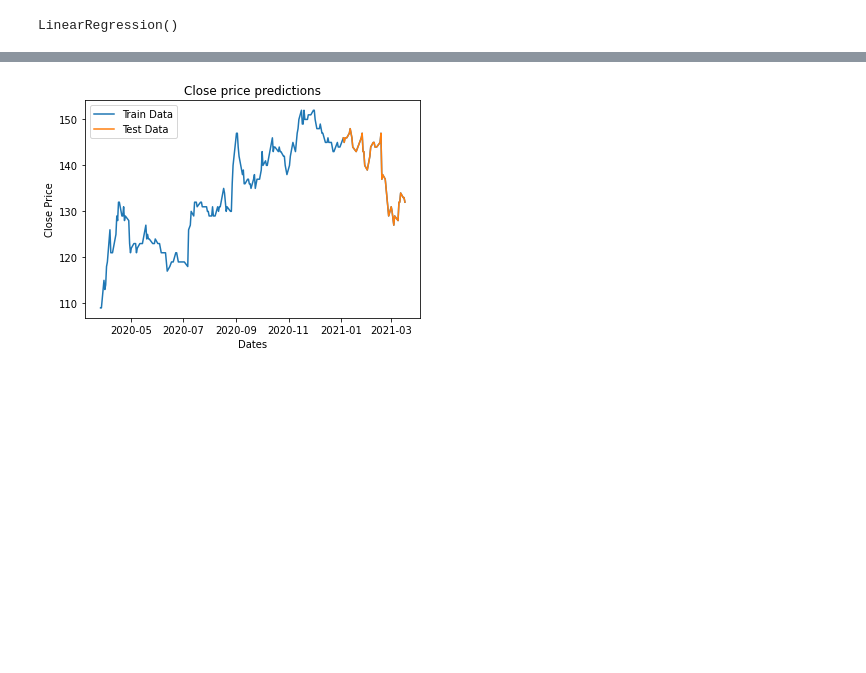
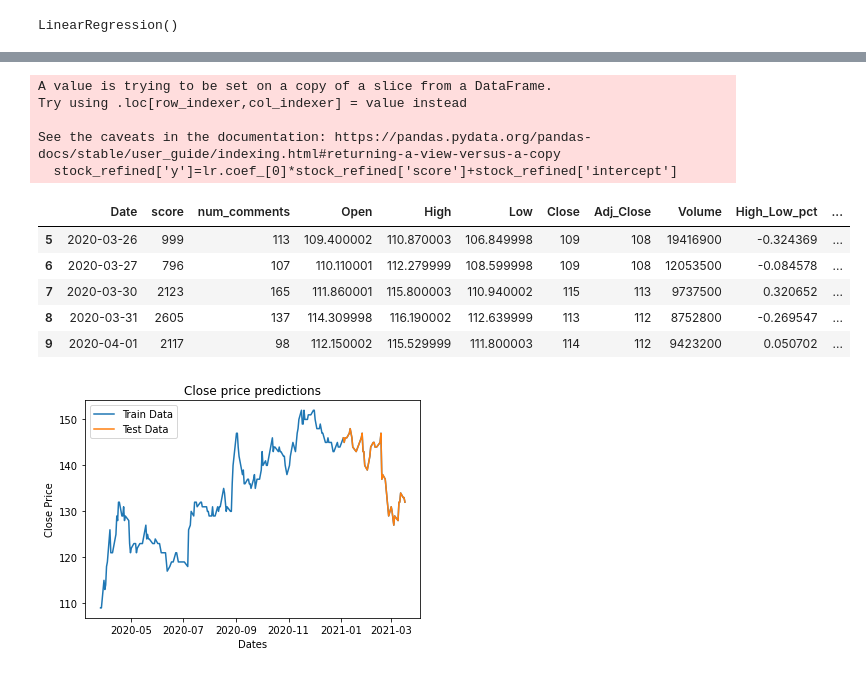
Before and after one commit to beckyydo/retail-machine-learning, a Jupyter notebook: praw.ipynb, the cells around one changed output, grey strips where cells are left out. Drawn from its saved outputs; the diff is of its cells as text; code cells hidden in the pictures; blank space fills up the shorter version.

```diff
--- a/praw.ipynb
+++ b/praw.ipynb
@@ -564 +632,16 @@ lr.score(X_test, Y_test)
+# %%
+stock_refined['y']=lr.coef_[0]*stock_refined['score']+stock_refined['intercept']
+stock_refined.head()
+# %% [output]
+A value is trying to be set on a copy of a slice from a DataFrame.
+Try using .loc[row_indexer,col_indexer] = value instead
+
+See the caveats in the documentation: https://pandas.pydata.org/pandas-docs/stable/user_guide/indexing.html#returning-a-view-versus-a-copy
+  stock_refined['y']=lr.coef_[0]*stock_refined['score']+stock_refined['intercept']
+|  | Date | score | num_comments | Open | High | Low | Close | Adj_Close | Volume | High_Low_pct | ... |
+| 5 | 2020-03-26 | 999 | 113 | 109.400002 | 110.870003 | 106.849998 | 109 | 108 | 19416900 | -0.324369 | ... |
+| 6 | 2020-03-27 | 796 | 107 | 110.110001 | 112.279999 | 108.599998 | 109 | 108 | 12053500 | -0.084578 | ... |
+| 7 | 2020-03-30 | 2123 | 165 | 111.860001 | 115.800003 | 110.940002 | 115 | 113 | 9737500 | 0.320652 | ... |
+| 8 | 2020-03-31 | 2605 | 137 | 114.309998 | 116.190002 | 112.639999 | 113 | 112 | 8752800 | -0.269547 | ... |
+| 9 | 2020-04-01 | 2117 | 98 | 112.150002 | 115.529999 | 111.800003 | 114 | 112 | 9423200 | 0.050702 | ... |
 # %%
```
Also changed, not shown: parts of 14 cells of this notebook, 4 other files.
